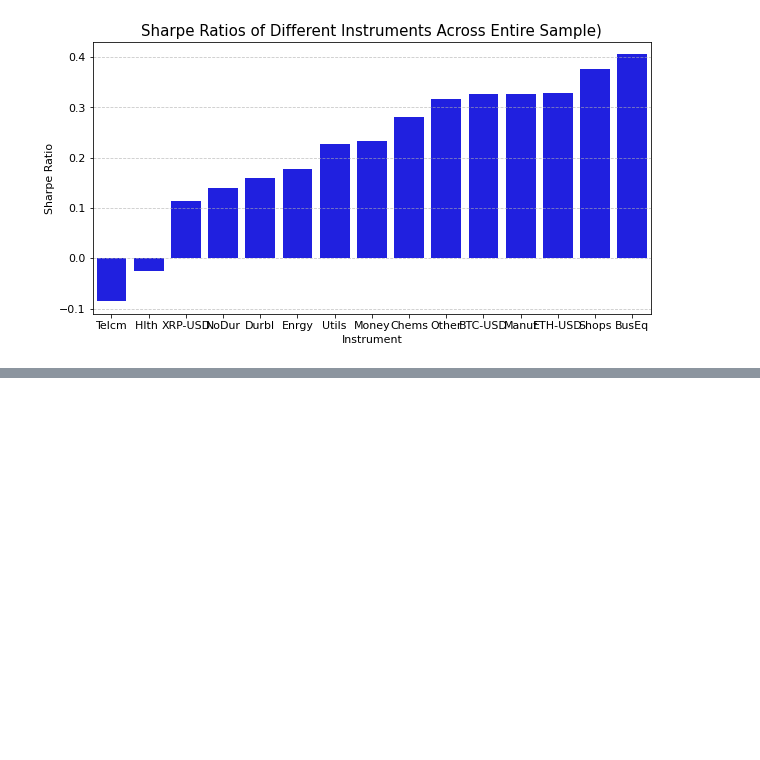
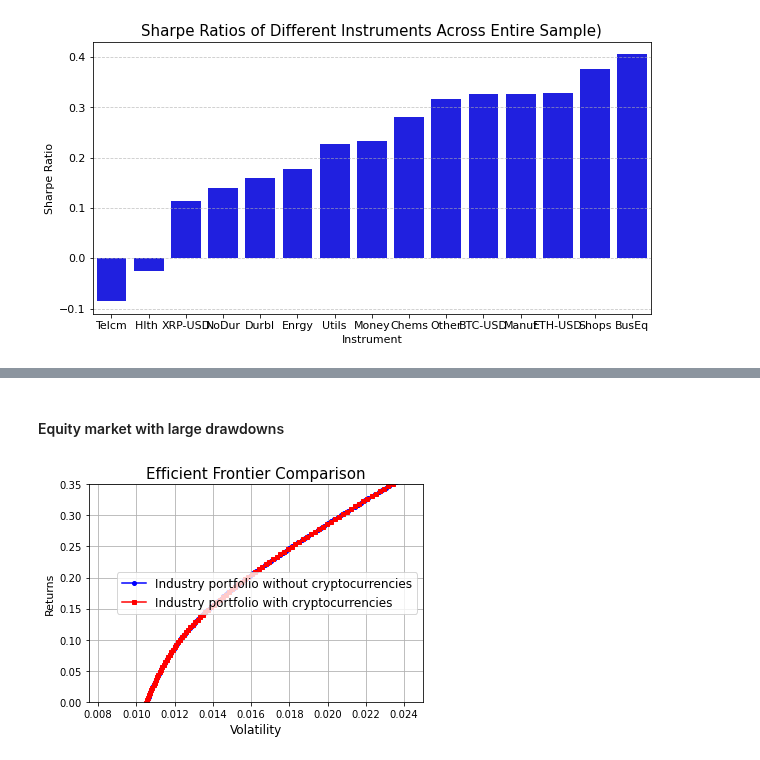
Before and after one commit to fairwayfinder/crypto-mean-variance-frontier, a Jupyter notebook: notebooks/MAIN.ipynb, the cells around one changed output, grey strips where cells are left out. Drawn from its saved outputs; the diff is of its cells as text; code cells hidden in the pictures; blank space fills up the shorter version.

```diff
--- a/notebooks/MAIN.ipynb
+++ b/notebooks/MAIN.ipynb
@@ -343,0 +273,20 @@ interactive(children=(DatePicker(value=Timestamp('2023-01-01 00:00:00'), descrip
+# %% [markdown]
+#### Equity market with large drawdowns
+# %%
+ind_crypto_spliced = ind_crypto['2021-12-1':'2023-10-31']
+
+er = util.annualize_rets(ind_crypto_spliced, periods_per_year)
+cov = ind_crypto_spliced.cov()
+
+industry_crypto_combined_plots = plot_ef(
+201, er[industry], cov.loc[industry, industry],
+er[industry_and_crypto],
+cov.loc[industry_and_crypto, industry_and_crypto],
+xlim=(0.0075, 0.025),
+ylim=(0.0, 0.35))
+
+plt.savefig("../Reports/figures/Efficient_Frontier_Comparison_Drawdown_Market.png")
+
+plt.show()
+# %% [output]
+[figure, added]
```
Also changed, not shown: parts of 16 cells of this notebook, 3 other files.
